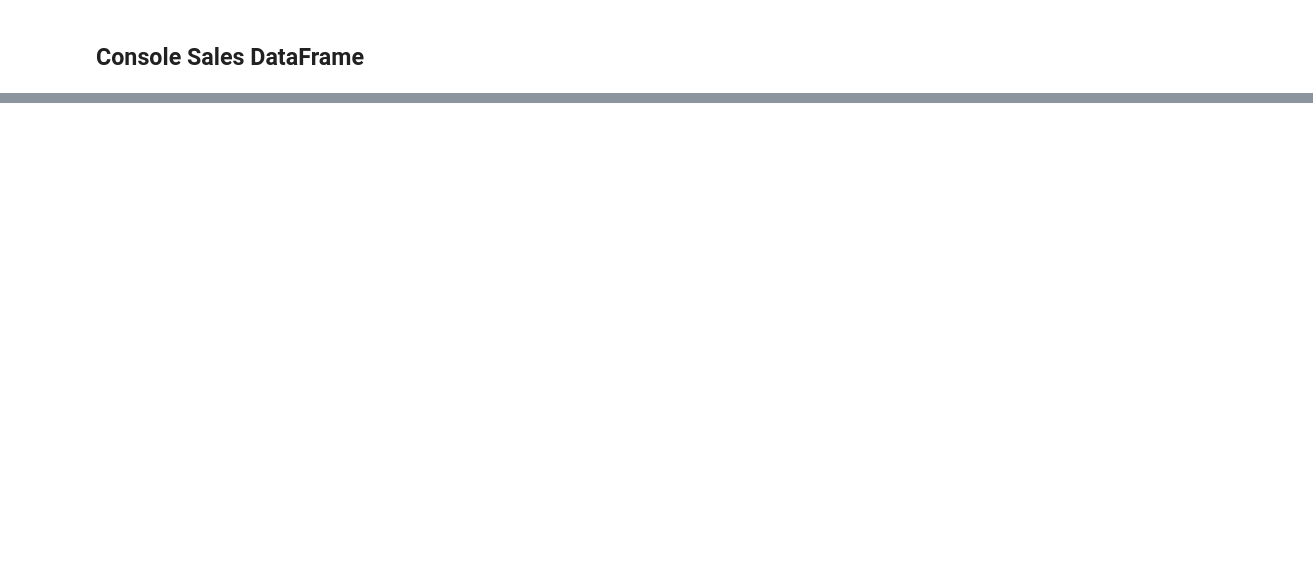
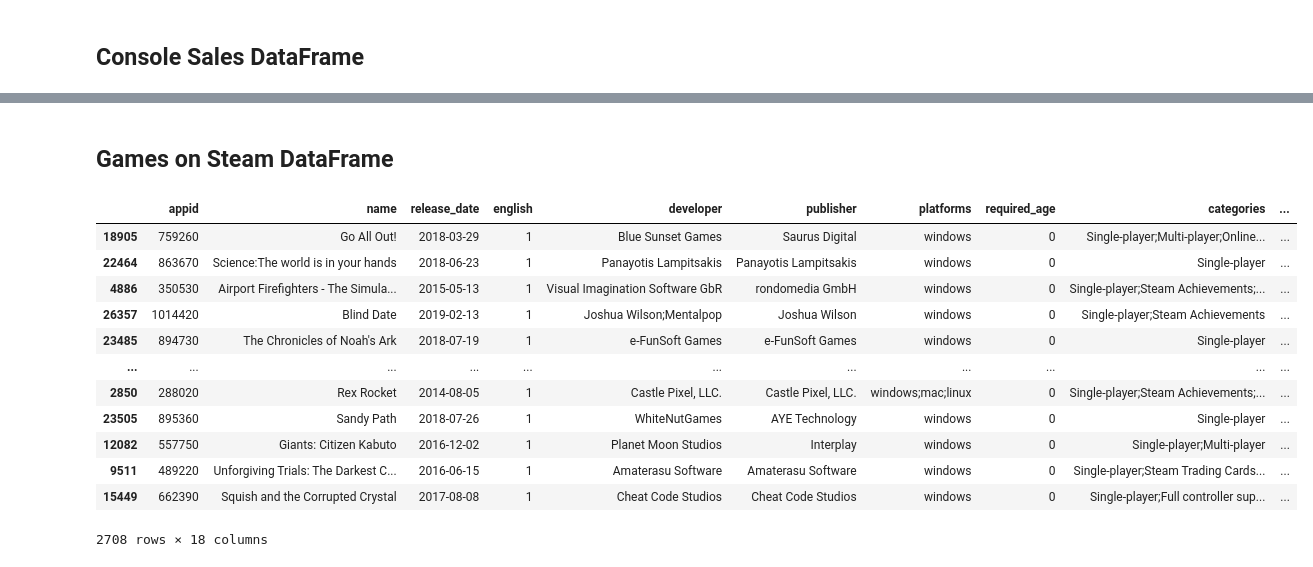
Before and after one commit to cristhianc001/videogame-data-analysis, a Jupyter notebook: notebooks/1. Data_Cleaning.ipynb, the cells around one changed output, grey strips where cells are left out. Drawn from its saved outputs; the diff is of its cells as text; code cells hidden in the pictures; blank space fills up the shorter version.

```diff
--- a/notebooks/1. Data_Cleaning.ipynb
+++ b/notebooks/1. Data_Cleaning.ipynb
@@ -315,0 +354,19 @@ console_sales.sample(frac=0.1)
+# %% [markdown]
+## Games on Steam DataFrame
+# %%
+steam_games = pd.read_csv("../raw_data/3 Juegos en steam.csv", encoding='utf-8')
+steam_games.sample(frac=0.1)
+# %% [output]
+|  | appid | name | release_date | english | developer | publisher | platforms | required_age | categories | ... |
+| 18905 | 759260 | Go All Out! | 2018-03-29 | 1 | Blue Sunset Games | Saurus Digital | windows | 0 | Single-player;Multi-player;Online... | ... |
+| 22464 | 863670 | Science:The world is in your hands | 2018-06-23 | 1 | Panayotis Lampitsakis | Panayotis Lampitsakis | windows | 0 | Single-player | ... |
+| 4886 | 350530 | Airport Firefighters - The Simula... | 2015-05-13 | 1 | Visual Imagination Software GbR | rondomedia GmbH | windows | 0 | Single-player;Steam Achievements;... | ... |
+| 26357 | 1014420 | Blind Date | 2019-02-13 | 1 | Joshua Wilson;Mentalpop | Joshua Wilson | windows | 0 | Single-player;Steam Achievements | ... |
+| 23485 | 894730 | The Chronicles of Noah's Ark | 2018-07-19 | 1 | e-FunSoft Games | e-FunSoft Games | windows | 0 | Single-player | ... |
+| ... | ... | ... | ... | ... | ... | ... | ... | ... | ... | ... |
+| 2850 | 288020 | Rex Rocket | 2014-08-05 | 1 | Castle Pixel, LLC. | Castle Pixel, LLC. | windows;mac;linux | 0 | Single-player;Steam Achievements;... | ... |
+| 23505 | 895360 | Sandy Path | 2018-07-26 | 1 | WhiteNutGames | AYE Technology | windows | 0 | Single-player | ... |
+| 12082 | 557750 | Giants: Citizen Kabuto | 2016-12-02 | 1 | Planet Moon Studios | Interplay | windows | 0 | Single-player;Multi-player | ... |
+| 9511 | 489220 | Unforgiving Trials: The Darkest C... | 2016-06-15 | 1 | Amaterasu Software | Amaterasu Software | windows | 0 | Single-player;Steam Trading Cards... | ... |
+| 15449 | 662390 | Squish and the Corrupted Crystal | 2017-08-08 | 1 | Cheat Code Studios | Cheat Code Studios | windows | 0 | Single-player;Full controller sup... | ... |
+2708 rows × 18 columns
```
Also changed, not shown: parts of 42 cells of this notebook, 5 other files.
